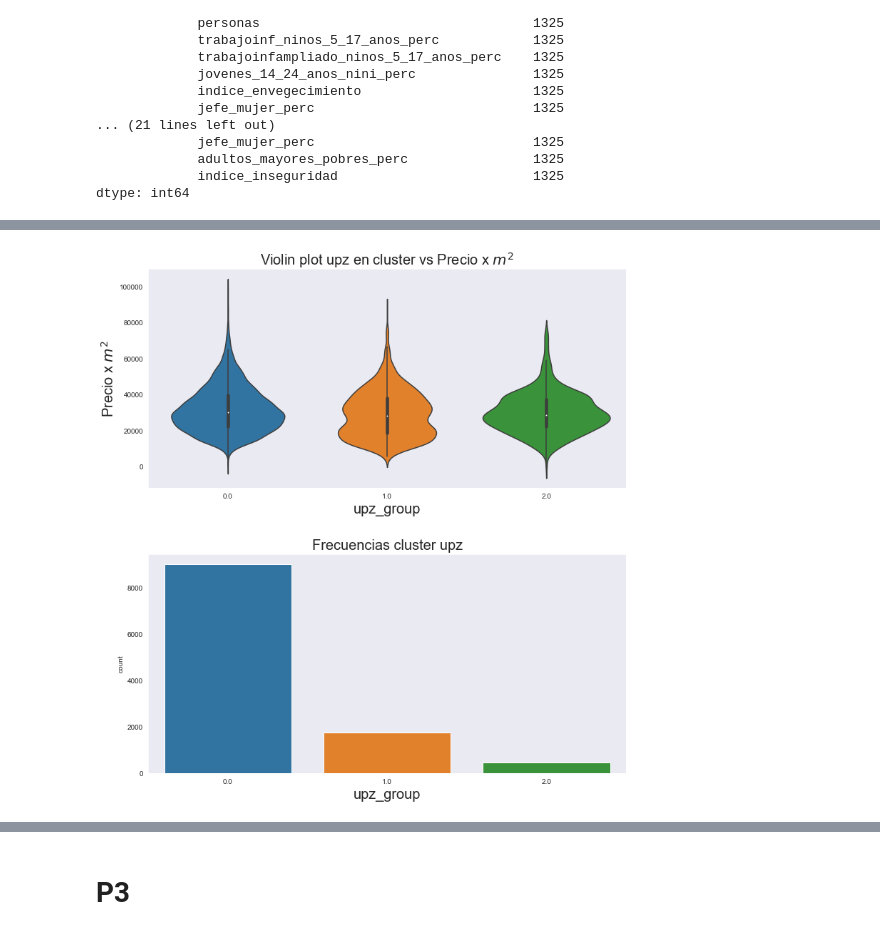
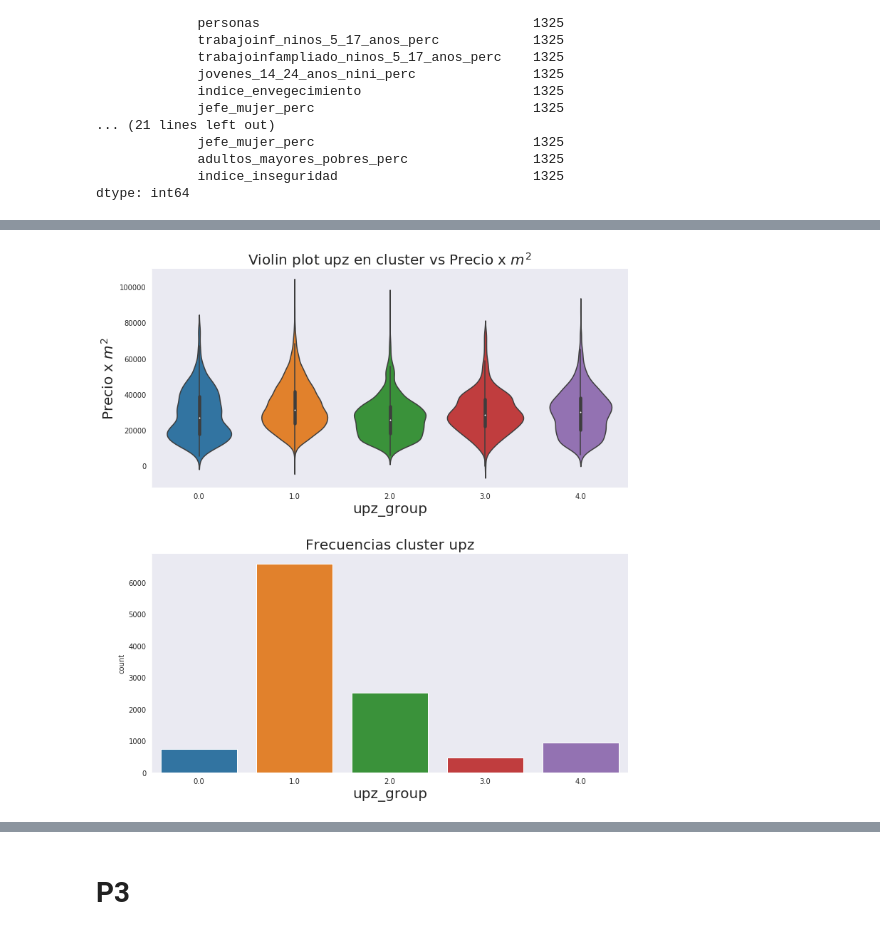
Before and after one commit to Baarry11/Tarea-1-LabDeDatos, a Jupyter notebook: tarea1-Copy1.ipynb, the cells around one changed output, grey strips where cells are left out. Drawn from its saved outputs; the diff is of its cells as text; code cells hidden in the pictures.

```diff
--- a/tarea1-Copy1.ipynb
+++ b/tarea1-Copy1.ipynb
@@ -749,22 +752,10 @@ scaler=StandardScaler()
 
 X1=est_poblacion.drop(columns=['upz'])
 X1.index=est_poblacion.upz
-n_clu=3
+n_clu=5
 kmeans=KMeans(n_clusters=n_clu).fit_predict(scaler.fit_transform(X1))
 X1['clusters_upz']=kmeans
 
 assignator= lambda upz: str(X1.loc[upz]['clusters_upz'])
 
 df[('categorical','upz_group')]=df.categorical.upz.apply(assignator)
-
-n_com=len(X1.keys())
-fig, axes =plt.subplots(n_com,n_com,figsize=(15,15))
-fig.suptitle('')
-colormap=np.array(['r','blue','green'])
-for i in range(n_com):
-    for j in range(n_com):
-        axes[i,j].scatter(X1[X1.keys()[i]],X1[X1.keys()[j]],c=colormap[kmeans])
-        axes[i,j].set_xticks([])
-        axes[i,j].set_yticks([])
-        estilo()
-plt.show()
@@ -773,27 +762,40 @@ plt.show()
 # %%
 def violin_and_frec_plot(categorical_variable, title1, title2):
+    ''' Entrega gráficos de violin de una variable categorica
+        comparado con el precio_m2
+
+    Args:
+    categorical_variable: nombre de una variable categótica
+    title1 y title2
+
+    Returns: None
+
+
+    '''
     fontdict = {'fontsize': 20}
     fig, ax = plt.subplots(2, 1, figsize=[12, 13])
     sns.violinplot(('categorical', categorical_variable),
                    y=('numeric', 'precio_m2'),
                    data=df,
                    kind='violin',
                    ax=ax[0])
     sns.countplot(df[('categorical', categorical_variable)], ax=ax[1])
     ax[0].set_xlabel(categorical_variable, fontdict)
     ax[1].set_xlabel(categorical_variable, fontdict)
     # ax[0].set_ylim(0,1000000)
     ax[0].set_ylabel(r'Precio x $m^2$', fontdict)
     ax[0].set_title(title1, fontdict)
     ax[1].set_title(title2, fontdict)
     h, w = (.3, .1)
     plt.subplots_adjust(wspace=w, hspace=h)
+    estilo()
 
 
 violin_and_frec_plot(
     'upz_group', 'Violin plot upz en cluster vs Precio x $m^2$', 'Frecuencias cluster upz')
+plt.savefig('images/violin_upzCluster.png')
 # %% [output]
-[figure, old version]
+[figure, new version]
 # %%
 violin_and_frec_plot('n_bath', 'n_bath', 'n_bath')
 violin_and_frec_plot('n_rooms', 'n_rooms', 'n_rooms')
```
Also changed, not shown: parts of 32 cells of this notebook.
